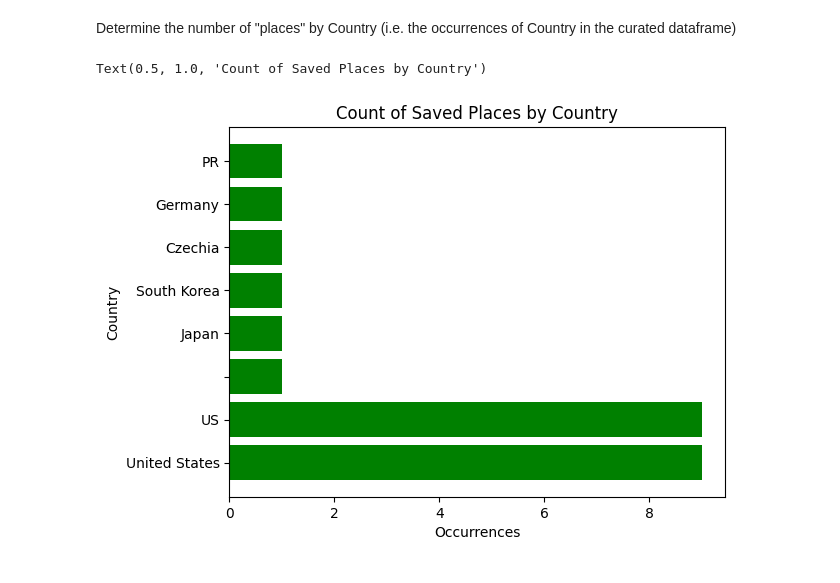
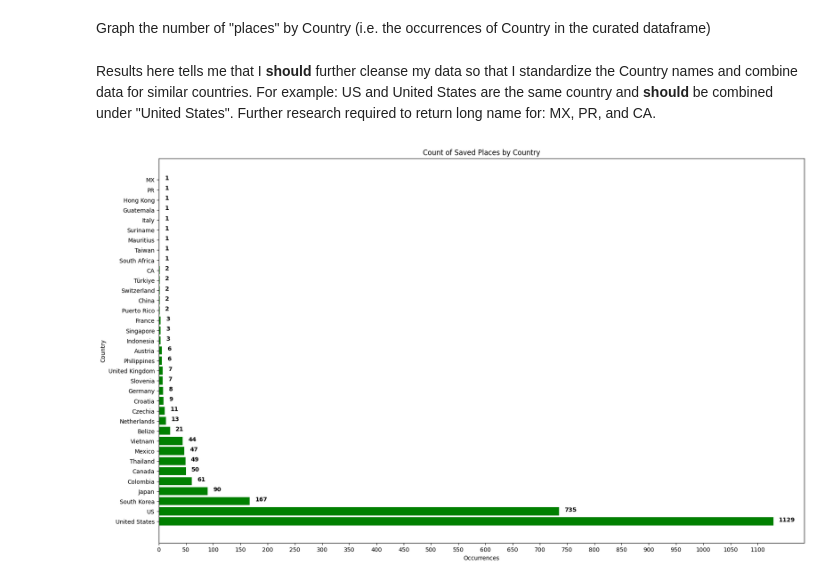
Before and after one commit to mary-vo/my-google-and-yelp-places, a Jupyter notebook: data-analysis/analysis.ipynb, the cells around one changed output. Cells and saved outputs as stored; diff of their text form; code cells hidden in the pictures.

```diff
--- a/data-analysis/analysis.ipynb
+++ b/data-analysis/analysis.ipynb
@@ -18,0 +5,2 @@ Initial Discovery of the data output from main.py
+# %%
+final_dataframe = pd.read_excel("curated_data.xlsx")
@@ -35,12 +152,18 @@ curated_df.shape
 # %% [markdown]
-Determine the number of "places" by Country (i.e. the occurrences of Country in the curated dataframe)
+Graph the number of "places" by Country (i.e. the occurrences of Country in the curated dataframe)
+# %% [markdown]
+Results here tells me that I **should** further cleanse my data so that I standardize the Country names and combine data for similar countries. For example: US and United States are the same country and **should** be combined under "United States". Further research required to return long name for: MX, PR, and CA.
 # %%
-country_occurrences = curated_df['Country'].value_counts()
+country_occurrences = final_dataframe['Country'].value_counts()
 # colors = ['#' + ''.join(random.choices('0123456789ABCDEF', k=6)) for _ in range(len(country_occurrences))]
+plt.figure(figsize=(20, 12))
 plt.barh(country_occurrences.index, country_occurrences.values, color = "g")
 plt.xlabel("Occurrences")
 plt.ylabel("Country")
 plt.title("Count of Saved Places by Country")
+plt.xticks(range(0,max(country_occurrences)+1, 50))
+
+for i, v in enumerate(country_occurrences.values):
+    plt.text(v + 10, i, str(v), color='black', fontweight='bold')
 # %% [output]
-Text(0.5, 1.0, 'Count of Saved Places by Country')
-[figure, old version]
+[figure, new version]
```
Also changed, not shown: parts of 25 cells of this notebook, 12 other files.
